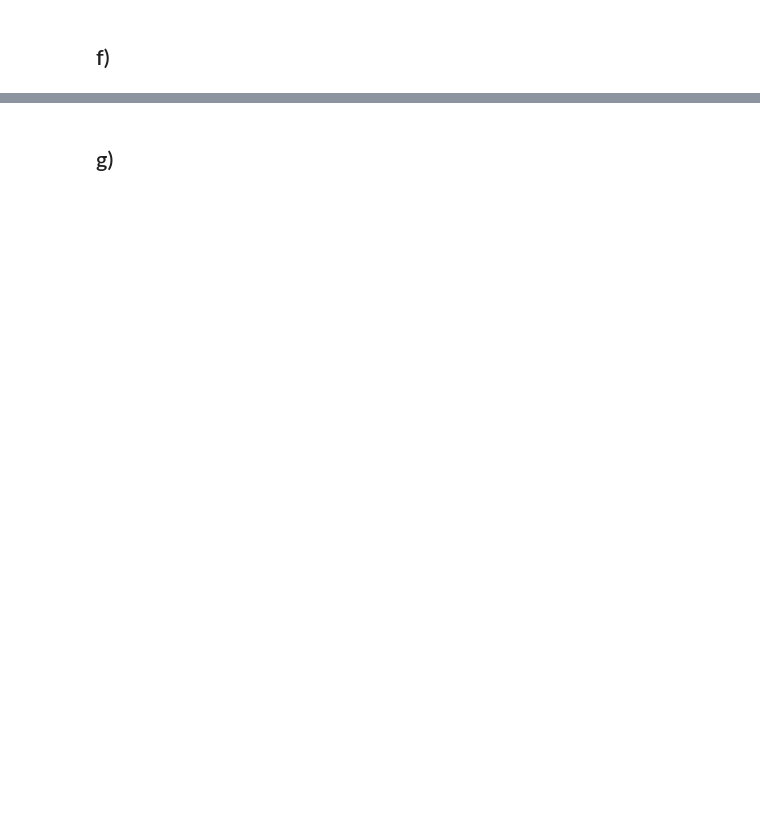
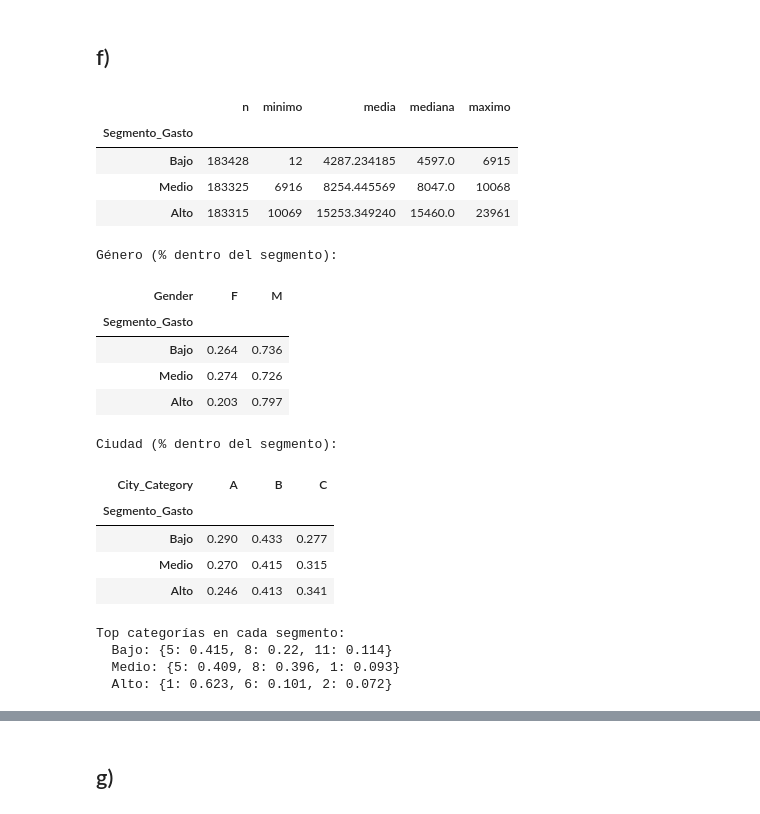
Before and after one commit to RafaelPigata/RP_blackfriday_sales_prediction, a Jupyter notebook: TP1.ipynb, the cells around one changed output, grey strips where cells are left out. Saved outputs shown, nothing was run; the diff lists cells and outputs as text; code cells hidden in the pictures; blank space fills up the shorter version.

```diff
--- a/TP1.ipynb
+++ b/TP1.ipynb
@@ -1111,2 +1176,42 @@ Cuando el producto tiene las tres categorías presentes, el gasto medio es notab
 # %% [markdown]
 ## f)
+# %%
+data['Segmento_Gasto'] = pd.qcut(data['Purchase'], q=3, labels=['Bajo', 'Medio', 'Alto'])
+
+seg = data.groupby('Segmento_Gasto', observed=True)['Purchase'].agg(
+    n='count', minimo='min', media='mean', mediana='median', maximo='max'
+)
+display(seg)
+
+print('Género (% dentro del segmento):')
+display(pd.crosstab(data['Segmento_Gasto'], data['Gender'], normalize='index').round(3))
+
+print('Ciudad (% dentro del segmento):')
+display(pd.crosstab(data['Segmento_Gasto'], data['City_Category'], normalize='index').round(3))
+
+print('Top categorías en cada segmento:')
+for seg_name in ['Bajo', 'Medio', 'Alto']:
+    top = data.loc[data['Segmento_Gasto'] == seg_name, 'Product_Category_1'].value_counts(normalize=True).head(3)
+    print(f'  {seg_name}:', {int(k): round(v, 3) for k, v in top.items()})
+# %% [output]
+|  | n | minimo | media | mediana | maximo |
+| Segmento_Gasto |  |  |  |  |  |
+| Bajo | 183428 | 12 | 4287.234185 | 4597.0 | 6915 |
+| Medio | 183325 | 6916 | 8254.445569 | 8047.0 | 10068 |
+| Alto | 183315 | 10069 | 15253.349240 | 15460.0 | 23961 |
+Género (% dentro del segmento):
+| Gender | F | M |
+| Segmento_Gasto |  |  |
+| Bajo | 0.264 | 0.736 |
+| Medio | 0.274 | 0.726 |
+| Alto | 0.203 | 0.797 |
+Ciudad (% dentro del segmento):
+| City_Category | A | B | C |
+| Segmento_Gasto |  |  |  |
+| Bajo | 0.290 | 0.433 | 0.277 |
+| Medio | 0.270 | 0.415 | 0.315 |
+| Alto | 0.246 | 0.413 | 0.341 |
+Top categorías en cada segmento:
+  Bajo: {5: 0.415, 8: 0.22, 11: 0.114}
+  Medio: {5: 0.409, 8: 0.396, 1: 0.093}
+  Alto: {1: 0.623, 6: 0.101, 2: 0.072}
```
Also changed, not shown: parts of 6 cells of this notebook.
